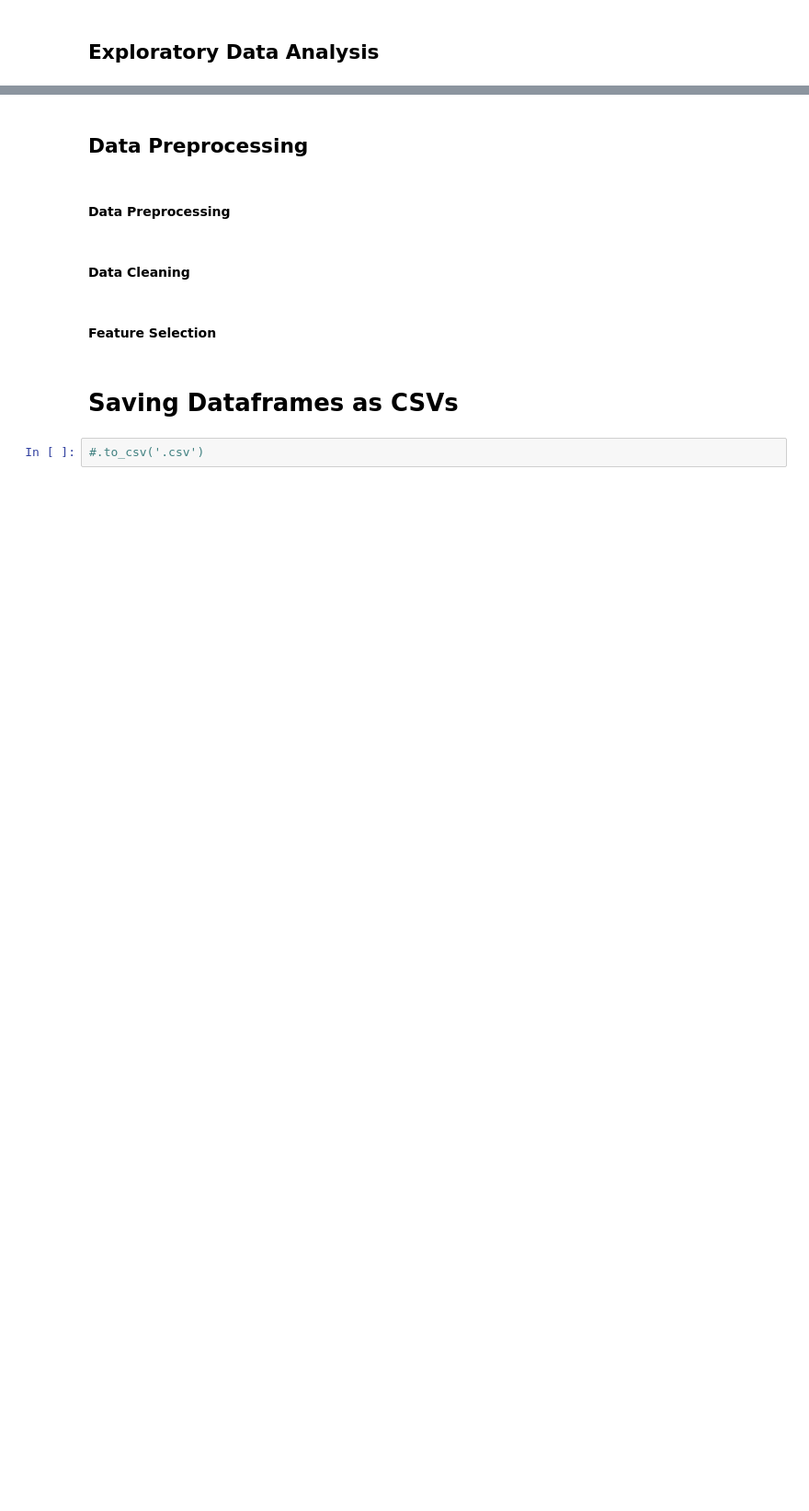
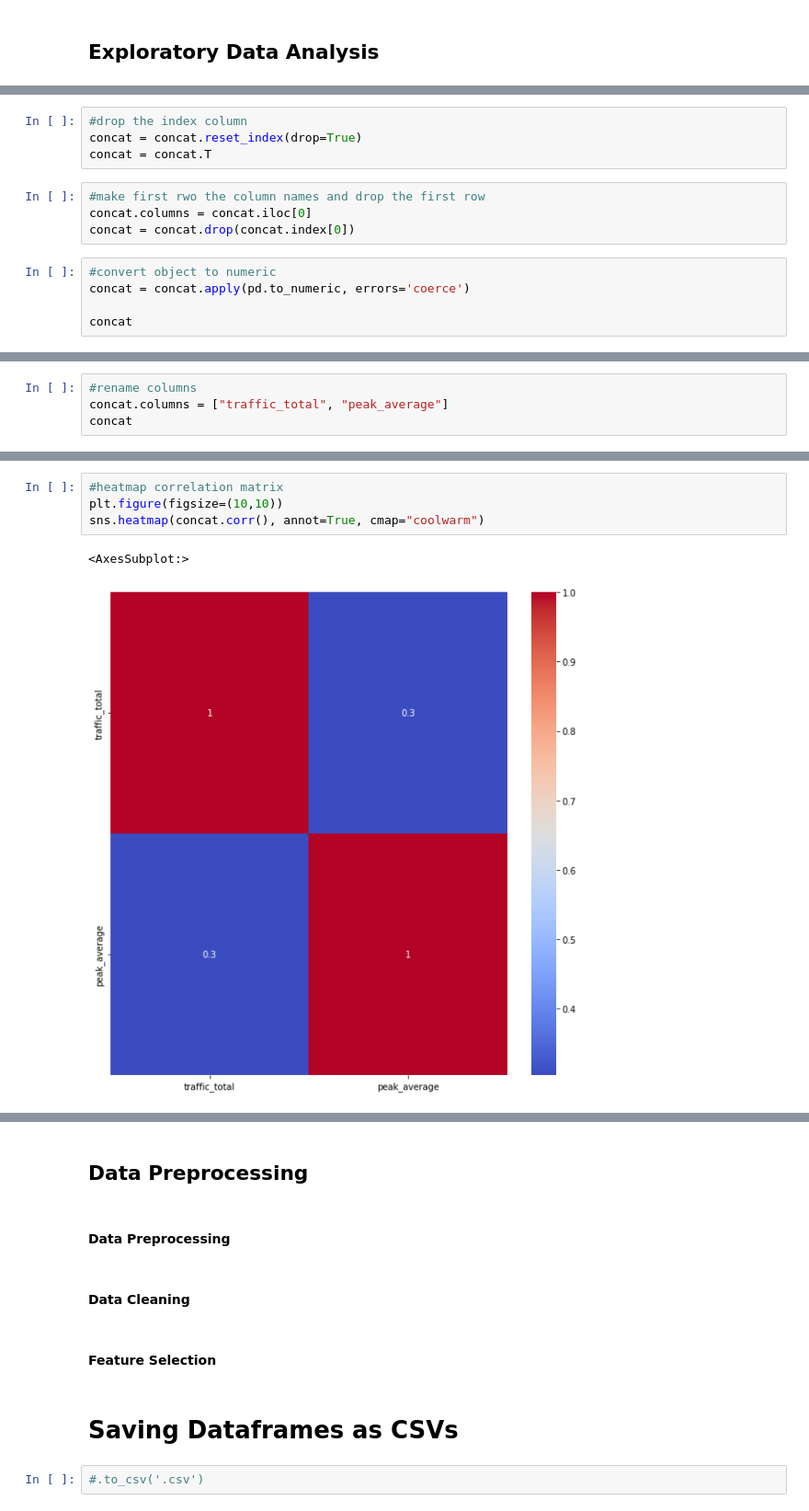
Before and after one commit to AGR-Yes/LRT-KPI, a Jupyter notebook: main.ipynb, the cells around one changed output, grey strips where cells are left out. Shown: that part at 92% size. Drawn from its saved outputs; the diff is of its cells as text; blank space fills up the shorter version.

```diff
--- a/main.ipynb
+++ b/main.ipynb
@@ -60,0 +263,13 @@ df.info()
+# %%
+#drop the index column
+concat = concat.reset_index(drop=True)
+concat = concat.T
+# %%
+#make first rwo the column names and drop the first row
+concat.columns = concat.iloc[0]
+concat = concat.drop(concat.index[0])
+# %%
+#convert object to numeric
+concat = concat.apply(pd.to_numeric, errors='coerce')
+
+concat
@@ -60,0 +284,4 @@ df.info()
+# %%
+#rename columns
+concat.columns = ["traffic_total", "peak_average"]
+concat
@@ -60,0 +296,7 @@ df.info()
+# %%
+#heatmap correlation matrix
+plt.figure(figsize=(10,10))
+sns.heatmap(concat.corr(), annot=True, cmap="coolwarm")
+# %% [output]
+<AxesSubplot:>
+[figure, added]
```
Also changed, not shown: parts of 35 cells of this notebook.
